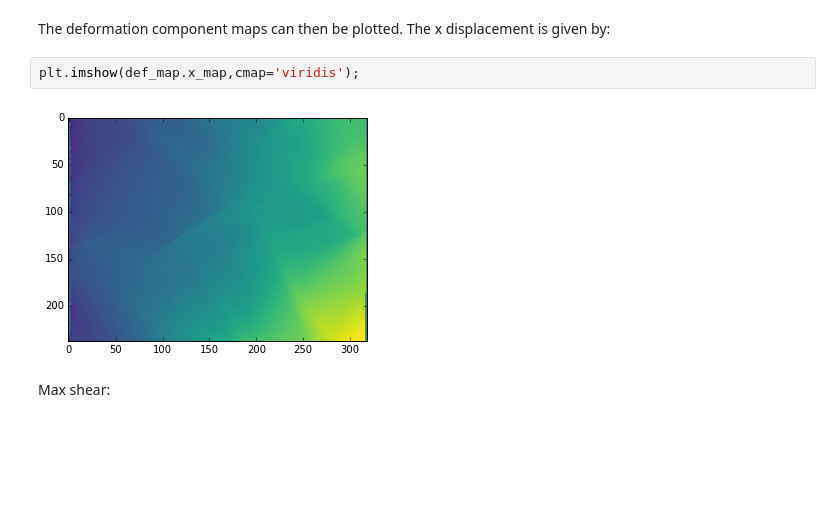
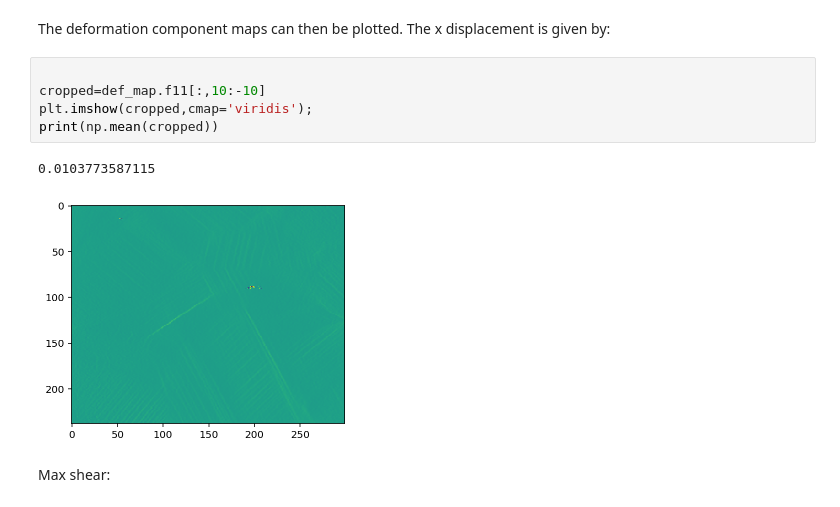
Before and after one commit to MechMicroMan/HRDIC, a Jupyter notebook: hrdic/HRDIC data analysis notebook.ipynb, the cells around one changed output. Cells and saved outputs as stored; diff of their text form; blank space fills up the shorter version.

```diff
--- a/hrdic/HRDIC data analysis notebook.ipynb
+++ b/hrdic/HRDIC data analysis notebook.ipynb
@@ -67,10 +67,14 @@ class DeformationMap():
 def_map=DeformationMap('../data/','p2-1.txt')
 # %% [markdown]
 The deformation component maps can then be plotted. The x displacement is given by:
-# %%
-plt.imshow(def_map.x_map,cmap='viridis');
-# %% [output]
-[figure, removed]
+# %%
+
+cropped=def_map.f11[:,10:-10]
+plt.imshow(cropped,cmap='viridis');
+print(np.mean(cropped))
+# %% [output]
+0.0103773587115
+[figure, added]
 # %% [markdown]
 Max shear:
 # %%
```
Also changed, not shown: parts of 15 cells of this notebook, 4 other files.
